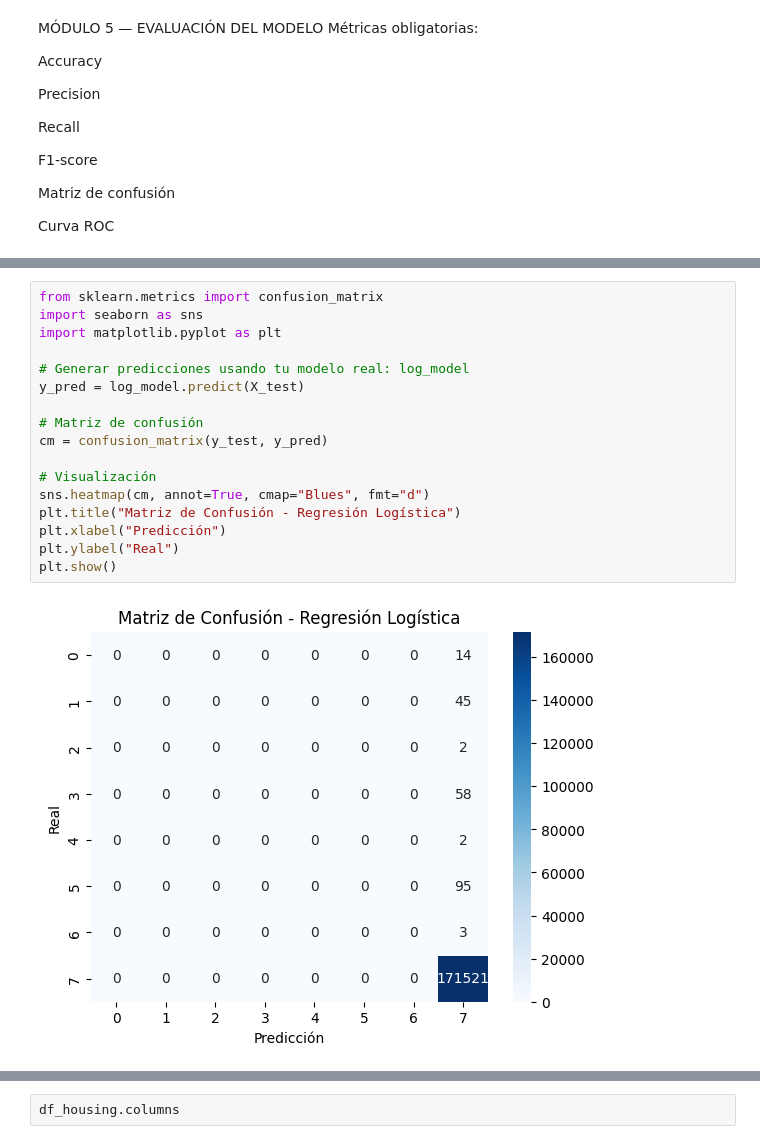
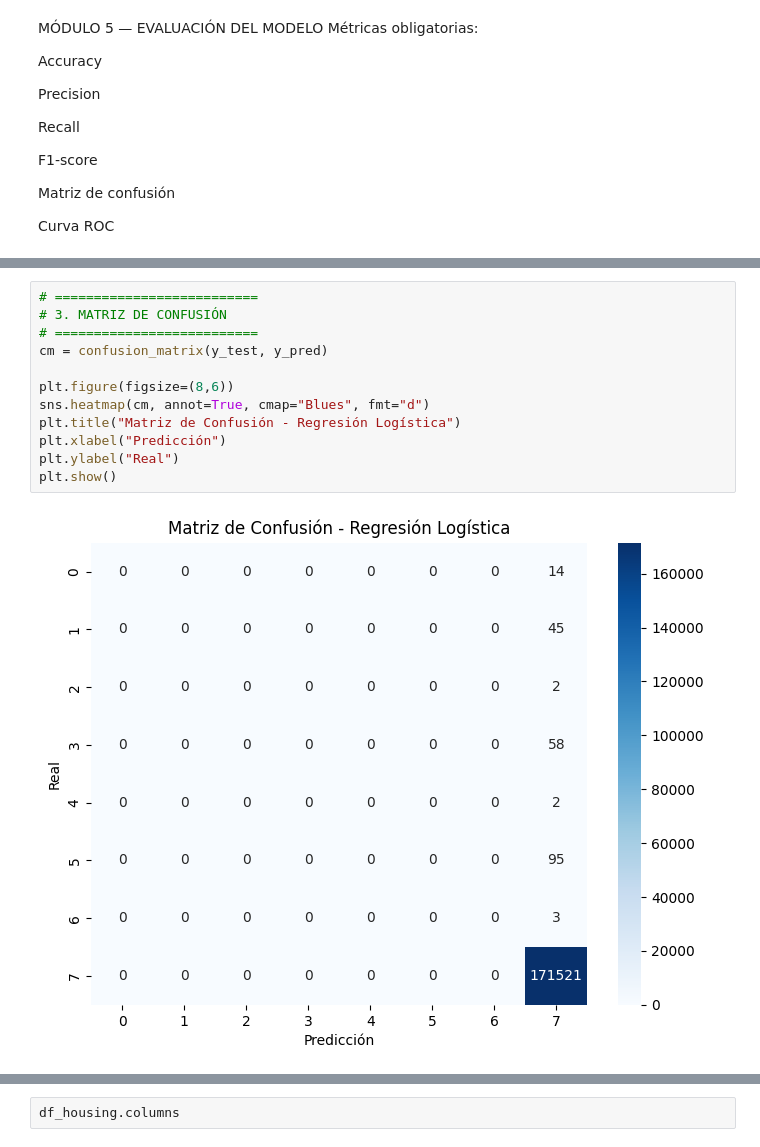
Before and after one commit to oerv13/Ibero, a Jupyter notebook: Copia_de_Exploración_visual_y_diagnóstico.ipynb, the cells around one changed output, grey strips where cells are left out. Drawn from its saved outputs; the diff is of its cells as text.

```diff
--- a/Copia_de_Exploración_visual_y_diagnóstico.ipynb
+++ b/Copia_de_Exploración_visual_y_diagnóstico.ipynb
@@ -558,19 +614,14 @@ Curva ROC
 # %%
-from sklearn.metrics import confusion_matrix
-import seaborn as sns
-import matplotlib.pyplot as plt
-
-# Generar predicciones usando tu modelo real: log_model
-y_pred = log_model.predict(X_test)
-
-# Matriz de confusión
+# ==========================
+# 3. MATRIZ DE CONFUSIÓN
+# ==========================
 cm = confusion_matrix(y_test, y_pred)
 
-# Visualización
+plt.figure(figsize=(8,6))
 sns.heatmap(cm, annot=True, cmap="Blues", fmt="d")
 plt.title("Matriz de Confusión - Regresión Logística")
 plt.xlabel("Predicción")
 plt.ylabel("Real")
 plt.show()
 # %% [output]
-[figure, old version]
+[figure, new version]
```
Also changed, not shown: parts of 5 cells of this notebook.
